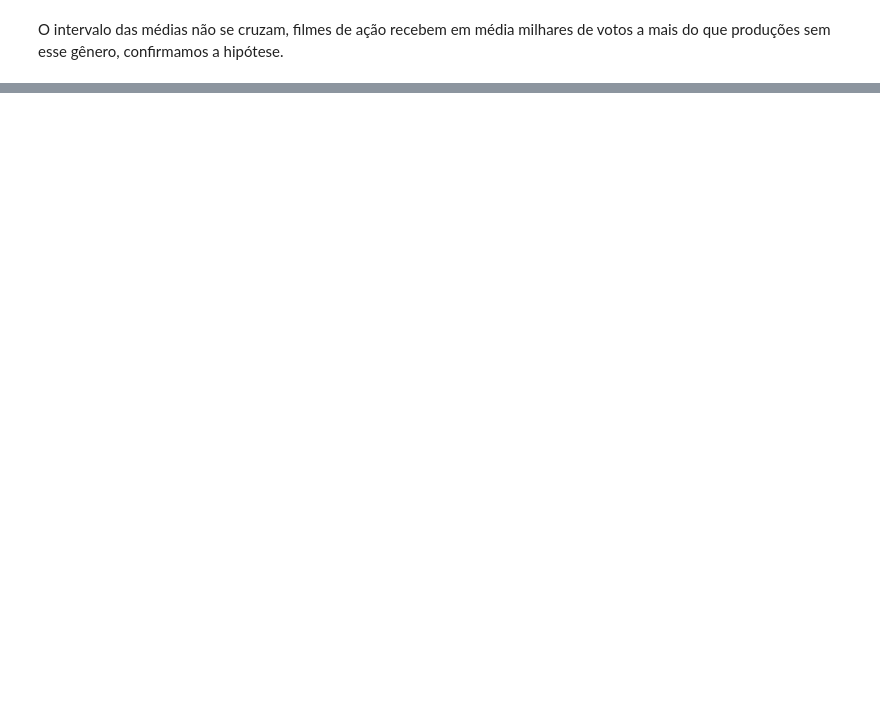
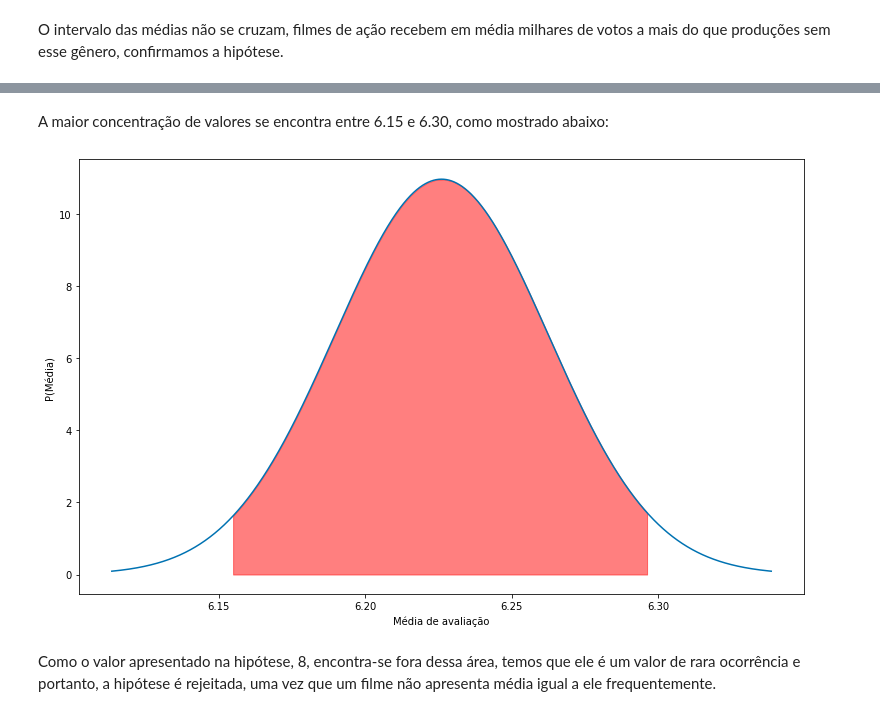
Before and after one commit to joaopmo/TP_ICD, a Jupyter notebook: teste.ipynb, the cells around one changed output, grey strips where cells are left out. Saved outputs shown, nothing was run; the diff lists cells and outputs as text; code cells hidden in the pictures; blank space fills up the shorter version.

```diff
--- a/teste.ipynb
+++ b/teste.ipynb
@@ -384,0 +412,14 @@ O intervalo das médias não se cruzam, filmes de ação recebem em média milha
+# %% [markdown]
+A maior concentração de valores se encontra entre 6.15 e 6.30, como mostrado abaixo:
+# %%
+plt.figure(figsize=(13,8))
+plt.plot(res_np, res.pdf(res_np))
+filler = np.linspace(np.percentile(result, 2.5),np.percentile(result, 97.5))
+plt.fill_between(filler, res.pdf(filler), color='r', alpha=0.5)
+plt.xlabel('Média de avaliação')
+plt.ylabel('P(Média)')
+plt.show()
+# %% [output]
+[figure, added]
+# %% [markdown]
+Como o valor apresentado na hipótese, 8, encontra-se fora dessa área, temos que ele é um valor de rara ocorrência e portanto, a hipótese é rejeitada, uma vez que um filme não apresenta média igual a ele frequentemente.
```
Also changed, not shown: parts of 20 cells of this notebook.
